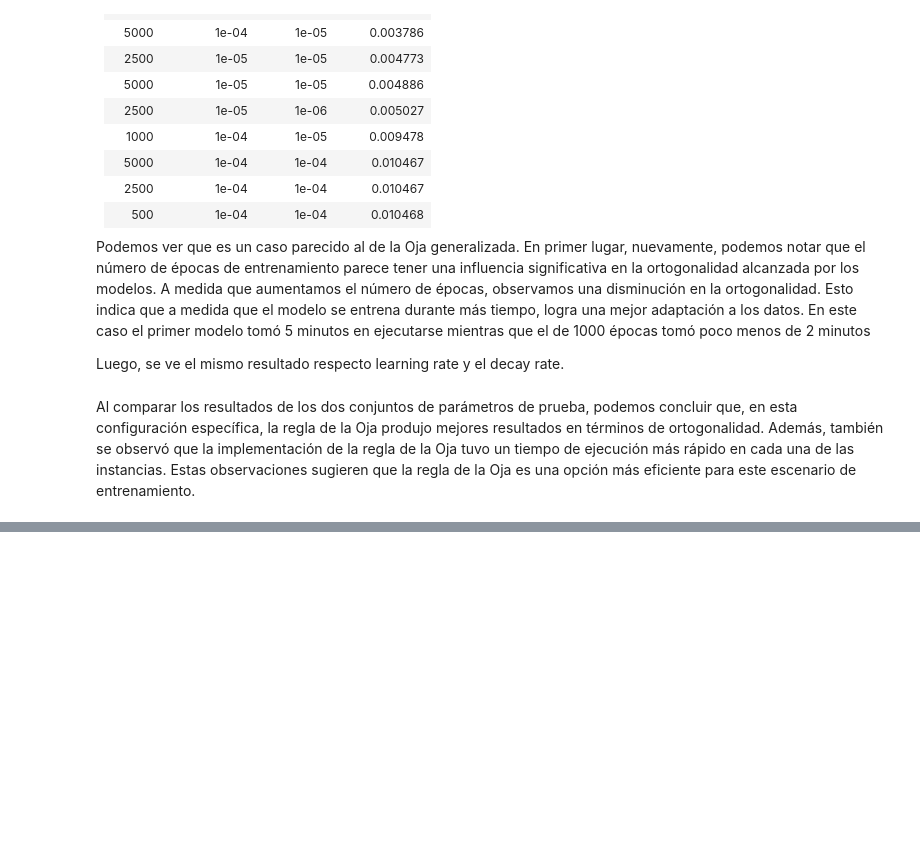
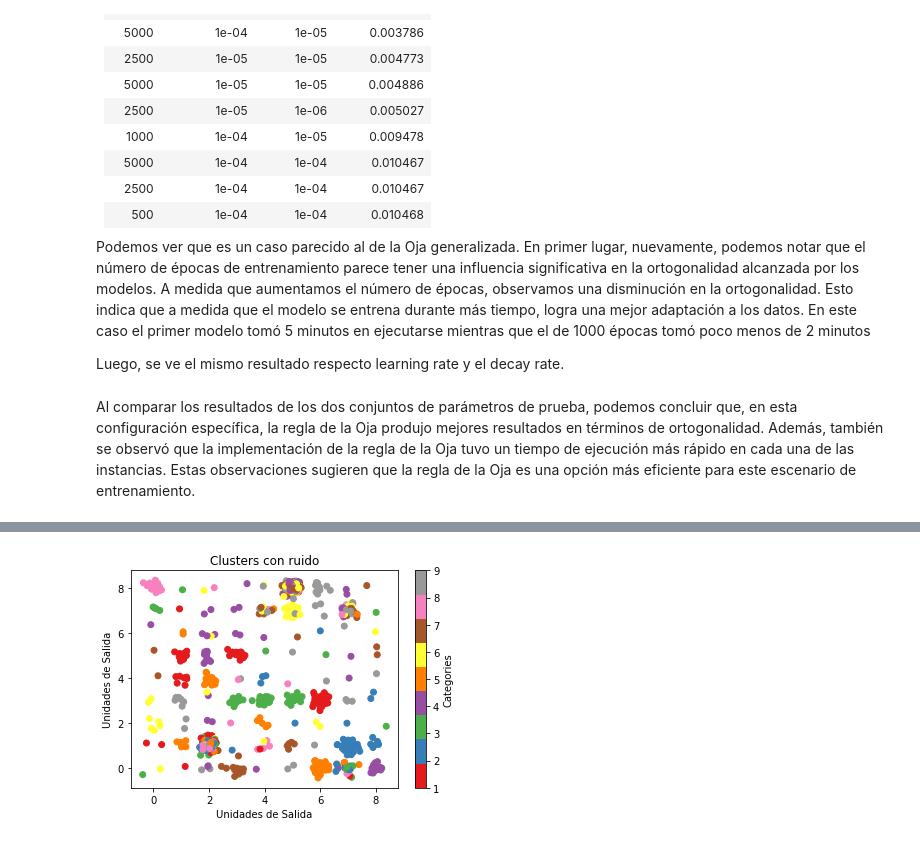
Before and after one commit to AlexONEX/2023-1C-RN-TP2, a Jupyter notebook: src/tp2.ipynb, the cells around one changed output, grey strips where cells are left out. Saved outputs shown, nothing was run; the diff lists cells and outputs as text; code cells hidden in the pictures; blank space fills up the shorter version.

```diff
--- a/src/tp2.ipynb
+++ b/src/tp2.ipynb
@@ -186,3 +179,35 @@ def split_folds(number_of_folds, x_size):
+# %%
+def plot_category_points(data, W, data_labels):
+    categories = np.arange(1, 10)
+    M = 9
+    ##Grafico de puntos
+    pred_x = np.zeros((data.shape[0],))
+    pred_y = np.zeros((data.shape[0],))
+
+    for i in range(len(data)):
+        instance = data[i]
+        expanded_instance = np.expand_dims(instance, axis=(0, 1))
+        e = expanded_instance - W
+        n = np.linalg.norm(e, axis=2)
+        p = np.unravel_index(np.argmin(n), n.shape)
+        pred_x[i] = p[0]
+        pred_y[i] = M - p[1] - 1
+
+    jitter_var = 0.15
+    jitter_x = pred_x + np.random.normal(0, jitter_var, len(pred_x)) #ruido agregado para que se vean mejor los clusters
+    jitter_y = pred_y + np.random.normal(0, jitter_var, len(pred_y)) #ruido agregado para que se vean mejor los clusters
+
+    fig, ax = plt.subplots()
+    scatter = ax.scatter(jitter_x, jitter_y, c=data_labels, cmap="Set1")
+    ax.set_xlabel('Unidades de Salida')
+    ax.set_ylabel('Unidades de Salida')
+    ax.set_title('Clusters con ruido')
+
+    # Add colorbar
+    cbar = fig.colorbar(scatter)
+    cbar.set_label('Categories')
+
+    plt.show()
 # %% [markdown]
 # Experimentación
 # %% [markdown]
@@ -310,0 +337,4 @@ plot_category_maps(training, W_kohonen, data_with_labels[training_idx , 0])
+# %%
+plot_category_points(training,  W_kohonen, data_with_labels[training_idx , 0])
+# %% [output]
+[figure, added]
```
Also changed, not shown: parts of 14 cells of this notebook, 2 other files.
